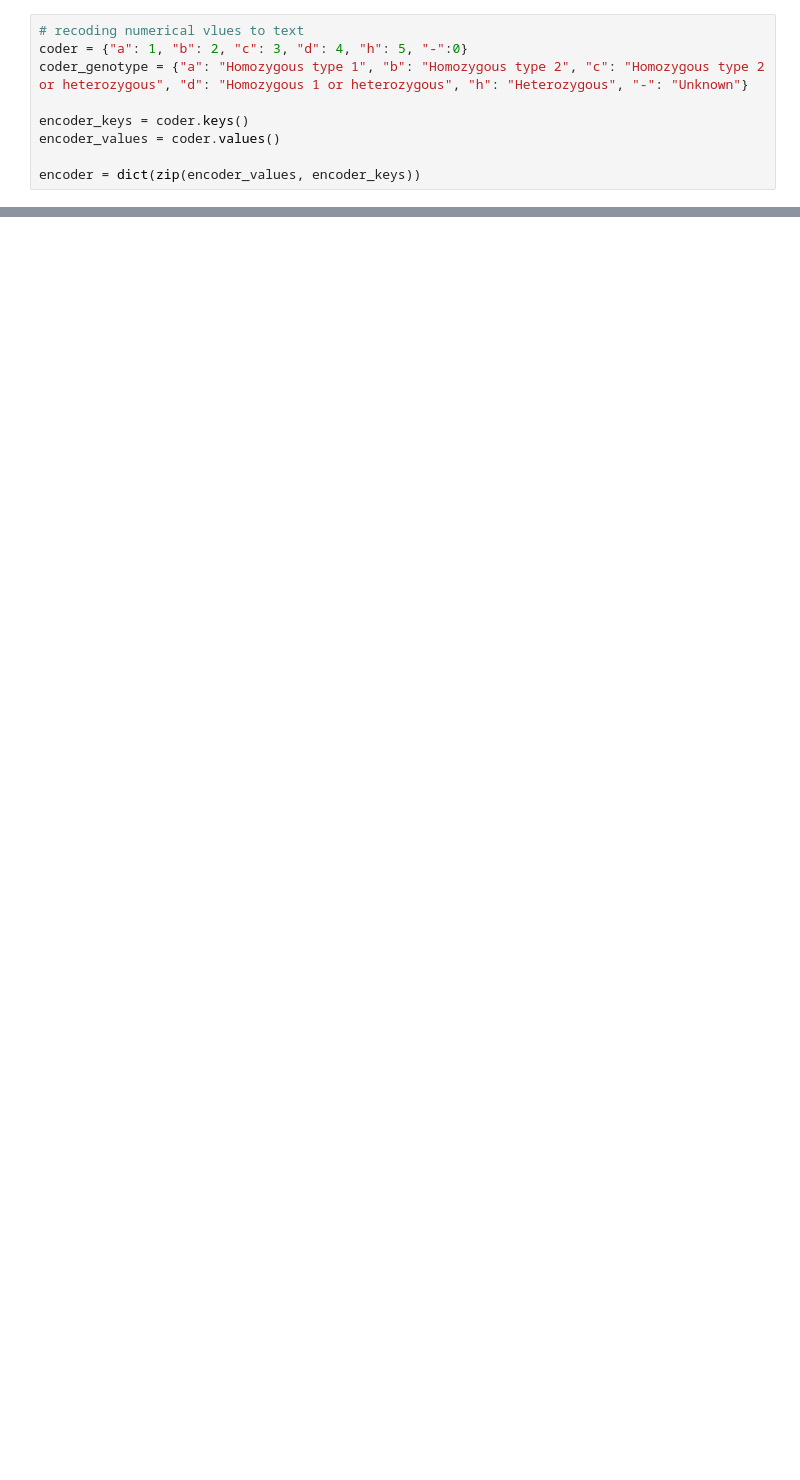
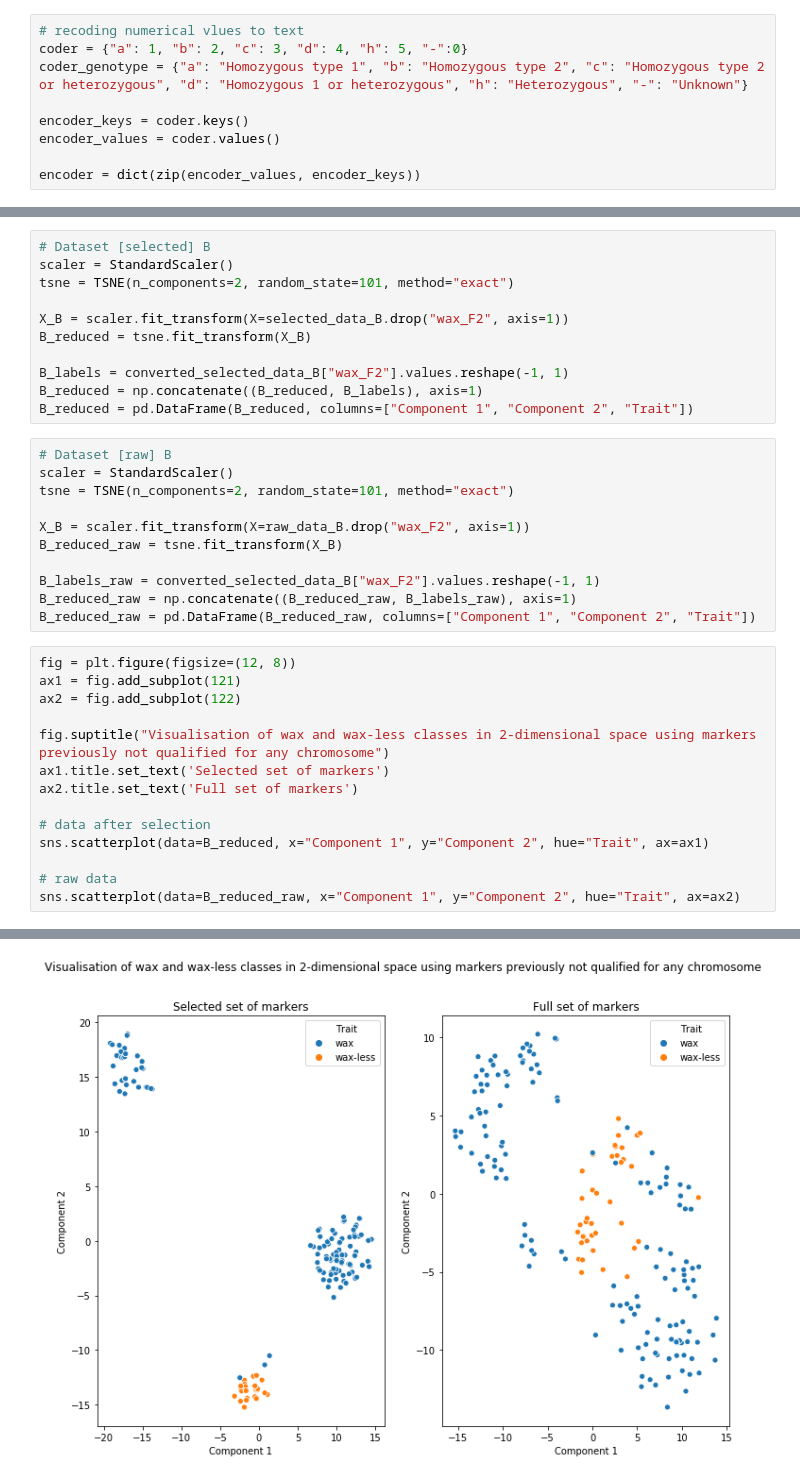
Before and after one commit to Janbinkowski96/New_DaRT_Data, a Jupyter notebook: notebooks/plots.ipynb, the cells around one changed output, grey strips where cells are left out. Drawn from its saved outputs; the diff is of its cells as text; blank space fills up the shorter version.

```diff
--- a/notebooks/plots.ipynb
+++ b/notebooks/plots.ipynb
@@ -122,0 +175,37 @@ for marker in markers_B:
+# %%
+# Dataset [selected] B
+scaler = StandardScaler()
+tsne = TSNE(n_components=2, random_state=101, method="exact")
+
+X_B = scaler.fit_transform(X=selected_data_B.drop("wax_F2", axis=1))
+B_reduced = tsne.fit_transform(X_B)
+
+B_labels = converted_selected_data_B["wax_F2"].values.reshape(-1, 1)
+B_reduced = np.concatenate((B_reduced, B_labels), axis=1)
+B_reduced = pd.DataFrame(B_reduced, columns=["Component 1", "Component 2", "Trait"])
+# %%
+# Dataset [raw] B
+scaler = StandardScaler()
+tsne = TSNE(n_components=2, random_state=101, method="exact")
+
+X_B = scaler.fit_transform(X=raw_data_B.drop("wax_F2", axis=1))
+B_reduced_raw = tsne.fit_transform(X_B)
+
+B_labels_raw = converted_selected_data_B["wax_F2"].values.reshape(-1, 1)
+B_reduced_raw = np.concatenate((B_reduced_raw, B_labels_raw), axis=1)
+B_reduced_raw = pd.DataFrame(B_reduced_raw, columns=["Component 1", "Component 2", "Trait"])
+# %%
+fig = plt.figure(figsize=(12, 8))
+ax1 = fig.add_subplot(121)
+ax2 = fig.add_subplot(122)
+
+fig.suptitle("Visualisation of wax and wax-less classes in 2-dimensional space using markers previously not qualified for any chromosome")
+ax1.title.set_text('Selected set of markers')
+ax2.title.set_text('Full set of markers')
+
+# data after selection
+sns.scatterplot(data=B_reduced, x="Component 1", y="Component 2", hue="Trait", ax=ax1)
+
+# raw data
+sns.scatterplot(data=B_reduced_raw, x="Component 1", y="Component 2", hue="Trait", ax=ax2)
+# %% [output]
@@ -122,0 +213 @@ for marker in markers_B:
+[figure, added]
```
Also changed, not shown: parts of 13 cells of this notebook, 54 other files.
